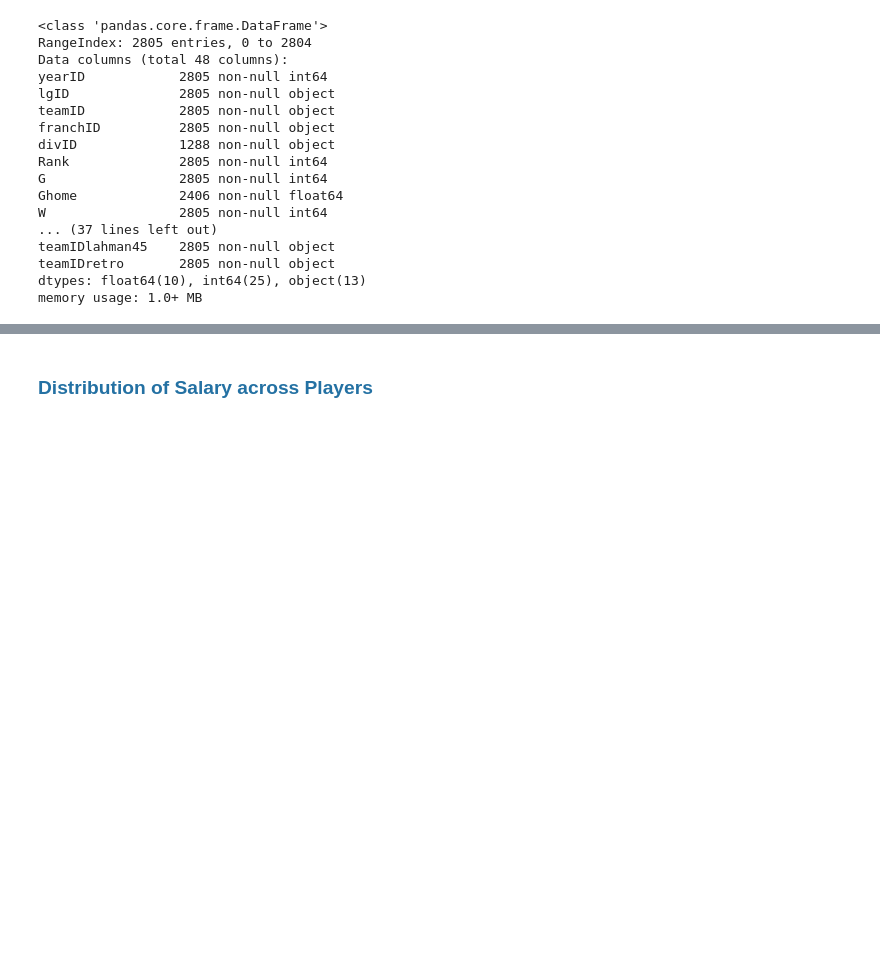
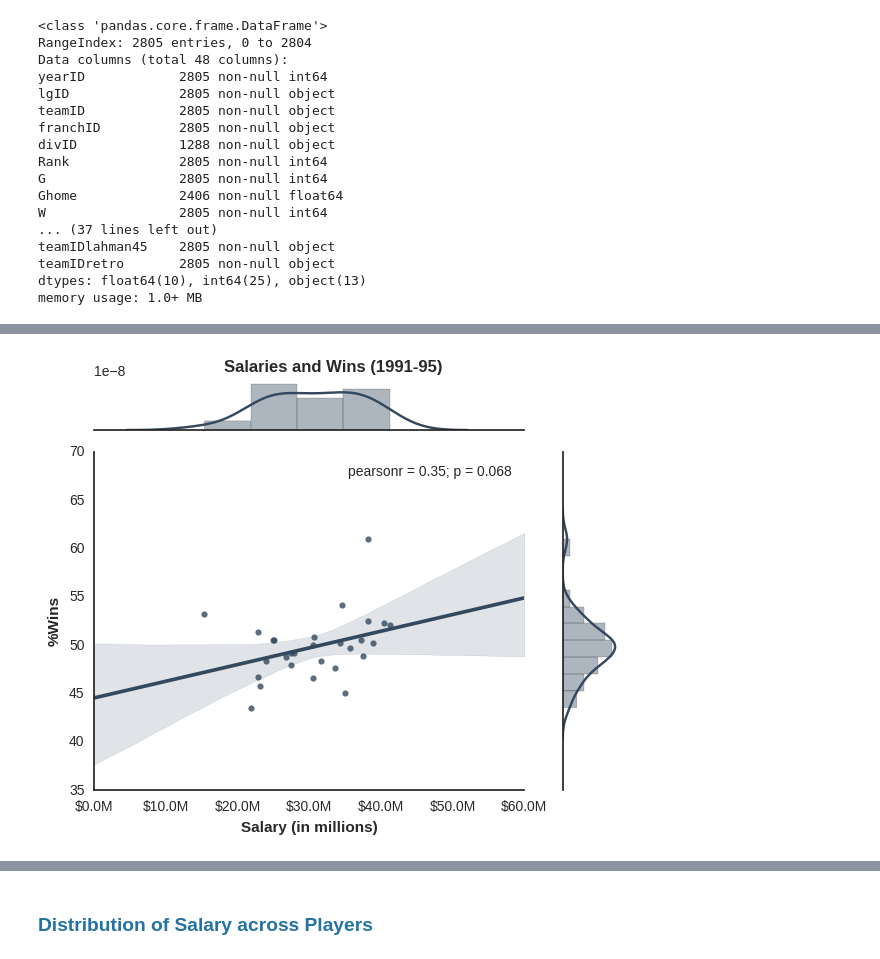
Before and after one commit to bonamprabhu/baseball-statistics, a Jupyter notebook: baseball-statistics.ipynb, the cells around one changed output, grey strips where cells are left out. Saved outputs shown, nothing was run; the diff lists cells and outputs as text; code cells hidden in the pictures; blank space fills up the shorter version.

```diff
--- a/baseball-statistics.ipynb
+++ b/baseball-statistics.ipynb
@@ -273,0 +305,4 @@ for t, x, y in zip(wins_vs_salary.index, wins_vs_salary.salary, wins_vs_salary.W
+# %%
+salary_vs_wins(order[1])
+# %% [output]
+[figure, added]
```
Also changed, not shown: parts of 25 cells of this notebook, 1 other file.
